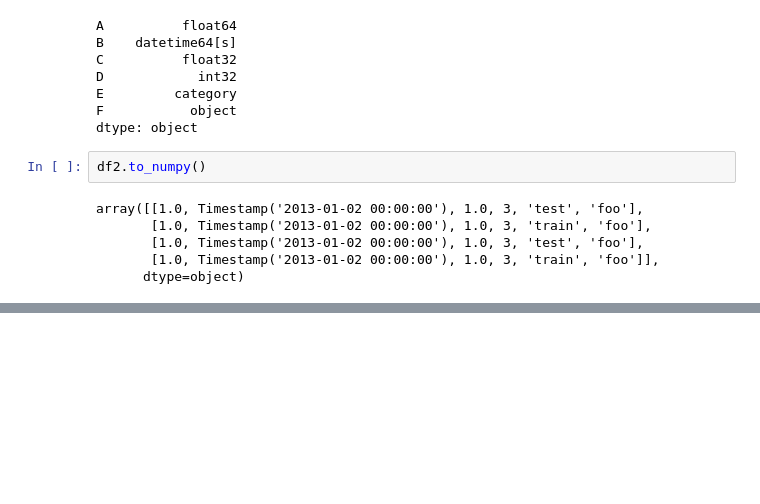
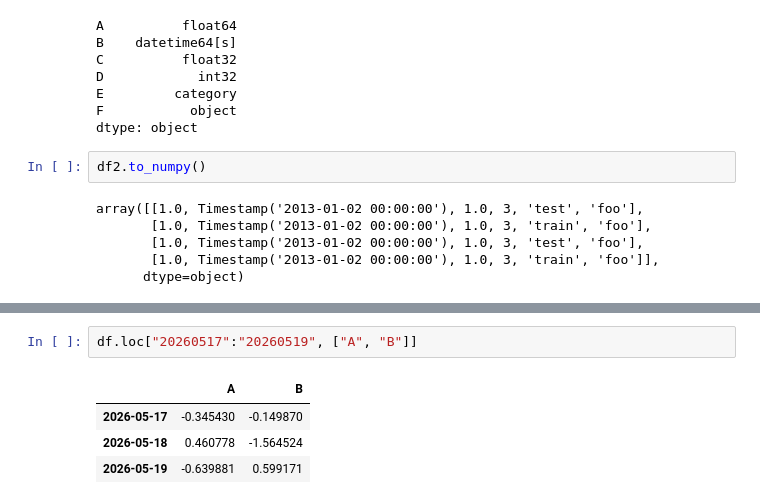
Before and after one commit to phy6geniuxGH/kaggle_notebooks, a Jupyter notebook: pandas-learning.ipynb, the cells around one changed output, grey strips where cells are left out. Saved outputs shown, nothing was run; the diff lists cells and outputs as text; blank space fills up the shorter version.

```diff
--- a/pandas-learning.ipynb
+++ b/pandas-learning.ipynb
@@ -218,0 +219,7 @@ df.loc[:, ["A", "B"]]
+# %%
+df.loc["20260517":"20260519", ["A", "B"]]
+# %% [output]
+|  | A | B |
+| 2026-05-17 | -0.345430 | -0.149870 |
+| 2026-05-18 | 0.460778 | -1.564524 |
+| 2026-05-19 | -0.639881 | 0.599171 |
```
Also changed, not shown: parts of 15 cells of this notebook.
